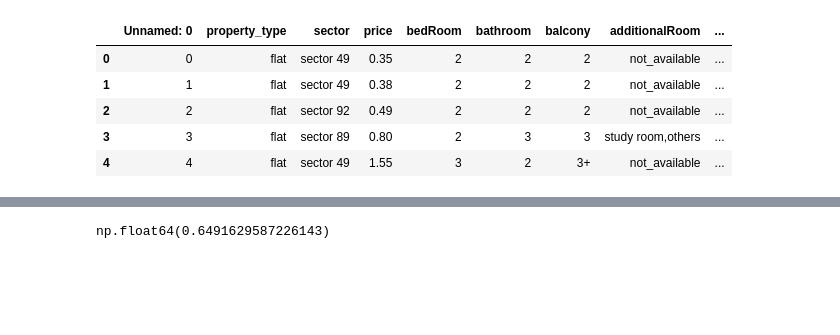
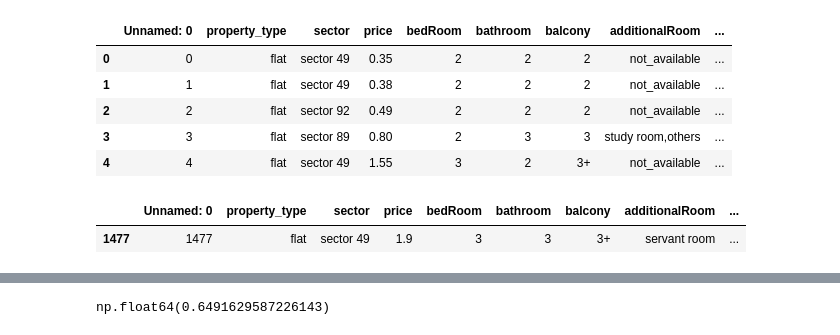
Before and after one commit to aadarsh1802/Gurgaon-Real-Estate-Price-Prediction-Using-Machine-Learning, a Jupyter notebook: notebooks/05_model_training.ipynb, the cells around one changed output, grey strips where cells are left out. Cells and saved outputs as stored; diff of their text form; code cells hidden in the pictures; blank space fills up the shorter version.

```diff
--- a/notebooks/05_model_training.ipynb
+++ b/notebooks/05_model_training.ipynb
@@ -62,6 +62,11 @@ df.head()
 | 2 | 2 | flat | sector 92 | 0.49 | 2 | 2 | 2 | not_available | ... |
 | 3 | 3 | flat | sector 89 | 0.80 | 2 | 3 | 3 | study room,others | ... |
 | 4 | 4 | flat | sector 49 | 1.55 | 3 | 2 | 3+ | not_available | ... |
+# %%
+df.sample()
+# %% [output]
+|  | Unnamed: 0 | property_type | sector | price | bedRoom | bathroom | balcony | additionalRoom | ... |
+| 1477 | 1477 | flat | sector 49 | 1.9 | 3 | 3 | 3+ | servant room | ... |
 # %%
 df.drop(columns=['Unnamed: 0'])
 # %% [output]
```
Also changed, not shown: parts of 17 cells of this notebook, 15 other files.
